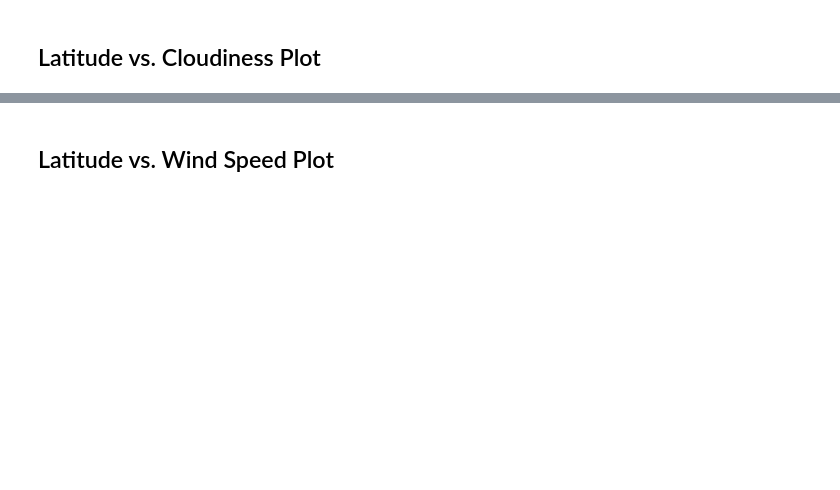
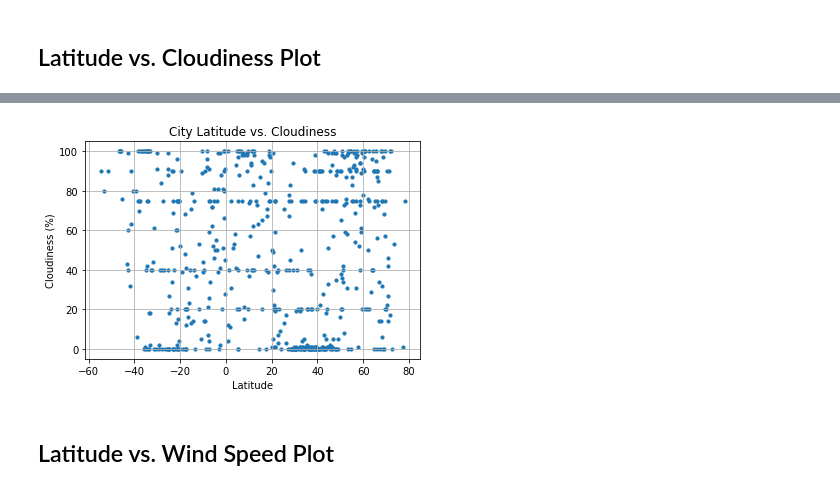
Before and after one commit to roberto-g-v/API-challenge, a Jupyter notebook: WeatherPy.ipynb, the cells around one changed output, grey strips where cells are left out. Drawn from its saved outputs; the diff is of its cells as text; code cells hidden in the pictures; blank space fills up the shorter version.

```diff
--- a/WeatherPy.ipynb
+++ b/WeatherPy.ipynb
@@ -168,2 +233,19 @@ Int64Index([], dtype='int64')
+# %%
+# Build a scatter plot for each data type
+plt.scatter(weather_df["Lat"], weather_df["Cloudiness"], marker="o", s=10)
+
+# Incorporate the other graph properties
+plt.title("City Latitude vs. Cloudiness")
+plt.ylabel("Cloudiness (%)")
+plt.xlabel("Latitude")
+plt.grid(True)
+
+# Save the figure
+plt.savefig("output_data/Cloudiness_vs_Latitude.png")
+
+# Show plot
+plt.show()
+# %% [output]
+[figure, added]
 # %% [markdown]
 ## Latitude vs. Wind Speed Plot
```
Also changed, not shown: parts of 19 cells of this notebook, 5 other files.
